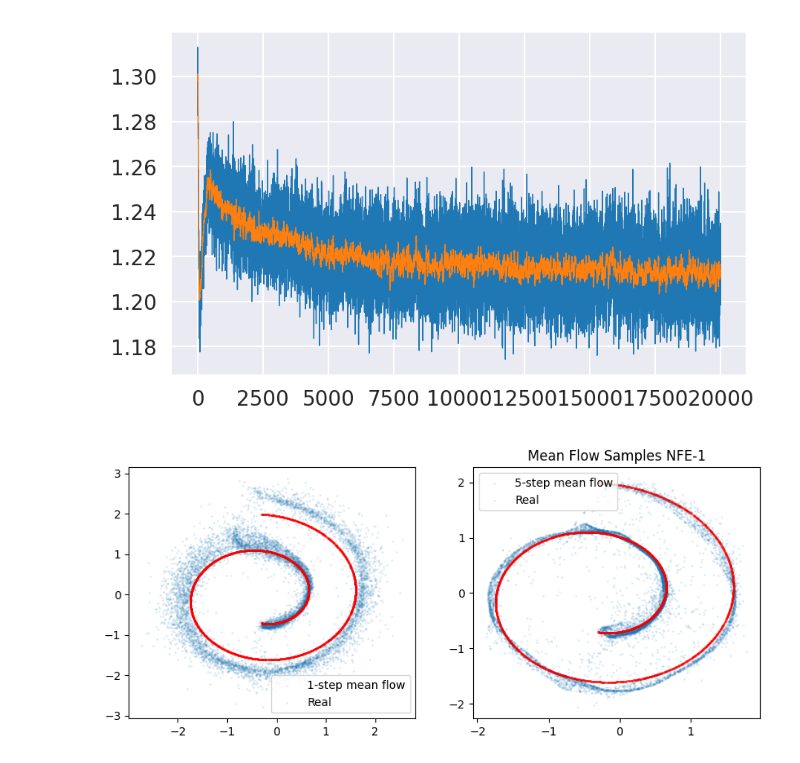
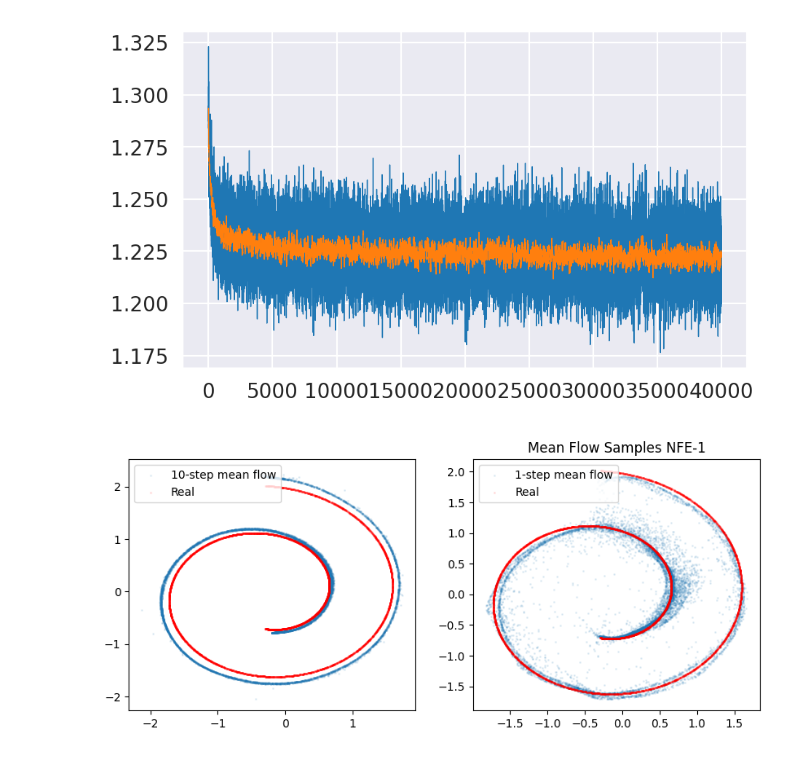
Before and after one commit to etienne87/diffusion_tutorials, a Jupyter notebook: notebooks/mean_flow.ipynb, the cells around one changed output. Cells and saved outputs as stored; diff of their text form; code cells hidden in the pictures.

```diff
--- a/notebooks/mean_flow.ipynb
+++ b/notebooks/mean_flow.ipynb
@@ -55,6 +55,12 @@ def update_ema(net, net_ema, num_updates, period=16):
 import torch.nn.functional as F
 from torch.func import jvp
 # from torch.autograd.functional import jvp
+
+
+def sample_t_r_fixed_gap(batch_size, device, gap=0.1):
+    t = torch.rand(batch_size, 1, device=device) * (1.0 - gap) + gap
+    r = t - gap
+    return t, r
 
 
 def sample_t_r(batch_size, device):
@@ -106,8 +112,9 @@ def train_step(x, model, optimizer):
     the total derivative of u is du/dz . dz/dt + du / dt . dt/dt (1) + du / dr . dr/dt (0)
     this can be computed using the JVP operator from forward Autodiff in torch.func.
     """
-    #t,r = sample_t_r_gh(len(x), x.device)
-    t,r = sample_t_r(len(x), x.device)
+    t,r = sample_t_r_gh(len(x), x.device)
+    #t,r = sample_t_r(len(x), x.device)
+    #t,r = sample_t_r_fixed_gap(len(x), x.device)
 
     e = torch.randn_like(x)
     z = (1-t) * x + t * e
@@ -162,15 +169,21 @@ class TinyMLP(nn.Module):
         self.mlp = nn.Sequential(
             nn.Linear(num_in + 2, hidden),
             nn.GELU(),
-            nn.Linear(hidden, hidden),
-            nn.GELU(),
-            nn.Linear(hidden, hidden),
-            nn.GELU(),
-            nn.Linear(hidden, hidden),
 
-            # Residual(hidden),
-            # Residual(hidden),
-            # Residual(hidden),
+            # nn.Linear(hidden, hidden),
+            # nn.GELU(),
+            # nn.Linear(hidden, hidden),
+            # nn.GELU(),
+            # nn.Linear(hidden, hidden),
+
+            Residual(hidden),
+            Residual(hidden),
+            Residual(hidden),
+            Residual(hidden),
+            Residual(hidden),
+            Residual(hidden),
+            Residual(hidden),
+
             nn.GELU(),
             nn.Linear(hidden, num_in)
         )
@@ -203,12 +216,12 @@ def train(data, net, net_ema, niter, lr):
     return losses
 
 
-niter = 20000
+niter = 40000
 lr = 3e-3
-model = TinyMLP(2, 16)
+model = TinyMLP(2, 64)
 model.train()
 
-model_ema = TinyMLP(2, 16)
+model_ema = TinyMLP(2, 64)
 
 losses = train(train_set, model, model_ema, niter, lr)
 
@@ -222,7 +235,7 @@ with sns.axes_style("darkgrid"):
     ax.plot(np.arange(niter), losses_smooth, linewidth=0.5)
     plt.show()
 # %% [output]
-[figure, old version]
+[figure, new version]
 # %%
 # 1 step sampling inference
 @torch.no_grad()
@@ -240,34 +253,34 @@ def generate_samples_nfe1(model, n_samples):
 @torch.no_grad()
 def generate_samples_multistep(model, n_samples, sample_steps=5, device='cuda'):
     model.eval()
 
     z = torch.randn(n_samples, 2).to(device)
 
     t_vals = torch.linspace(1.0, 0.0, sample_steps + 1, device=device)
 
     for i in range(sample_steps):
         t = torch.full((z.size(0),1), t_vals[i], device=device)
         r = torch.full((z.size(0),1), t_vals[i + 1], device=device)
 
         v = model(z, r, t)
         z = z - (t-r) * v
 
     return z.cpu()
 
-samples_nfen = generate_samples_multistep(model_ema, 10000, 5)
+samples_nfen = generate_samples_multistep(model_ema, 10000, 10)
 samples_nfe1 = generate_samples_nfe1(model, 10000)
 
 
 plt.figure(figsize=(10, 4))
 ax = plt.subplot(1, 2, 1)
-ax.scatter(samples_nfen[:, 0], samples_nfen[:, 1], alpha=0.1, s=1, label='1-step mean flow')
+ax.scatter(samples_nfen[:, 0], samples_nfen[:, 1], alpha=0.1, s=1, label='10-step mean flow')
 ax.scatter(train_set[:, 0], train_set[:, 1], alpha=0.1, s=1, color='red', label='Real')
 plt.legend()
 ax = plt.subplot(1, 2, 2)
-ax.scatter(samples_nfe1[:, 0], samples_nfe1[:, 1], alpha=0.1, s=1, label='5-step mean flow')
+ax.scatter(samples_nfe1[:, 0], samples_nfe1[:, 1], alpha=0.1, s=1, label='1-step mean flow')
 ax.scatter(train_set[:, 0], train_set[:, 1], alpha=0.1, s=1, color='red', label='Real')
 plt.legend()
 plt.title('Mean Flow Samples NFE-1')
 plt.show()
 # %% [output]
-[figure, old version]
+[figure, new version]
```
Also changed, not shown: parts of 1 cell of this notebook.
